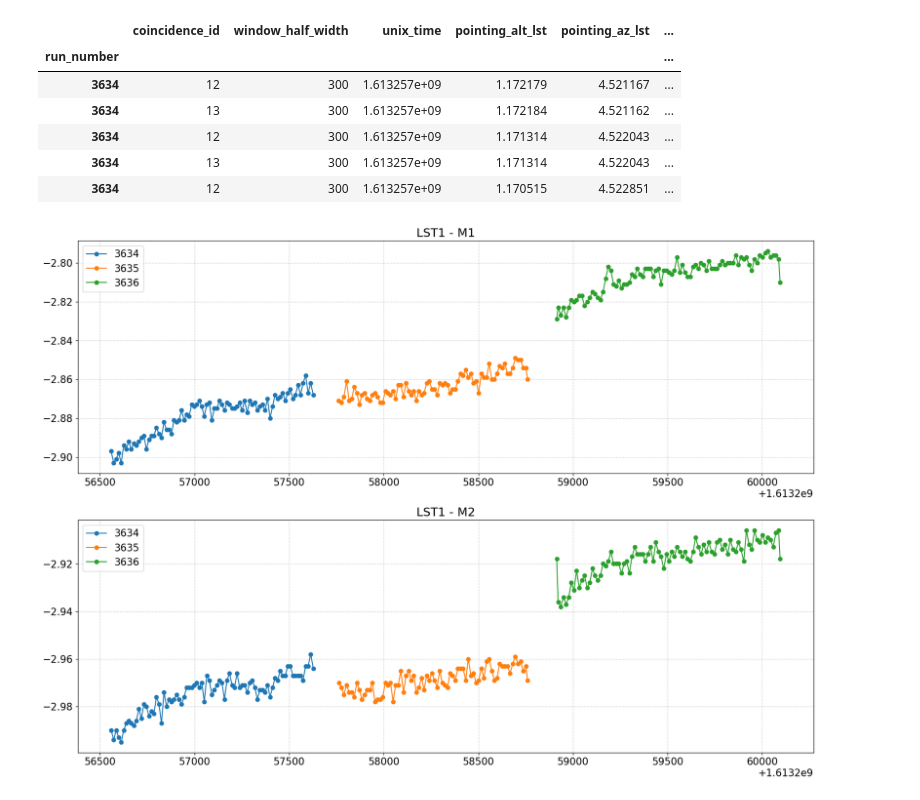
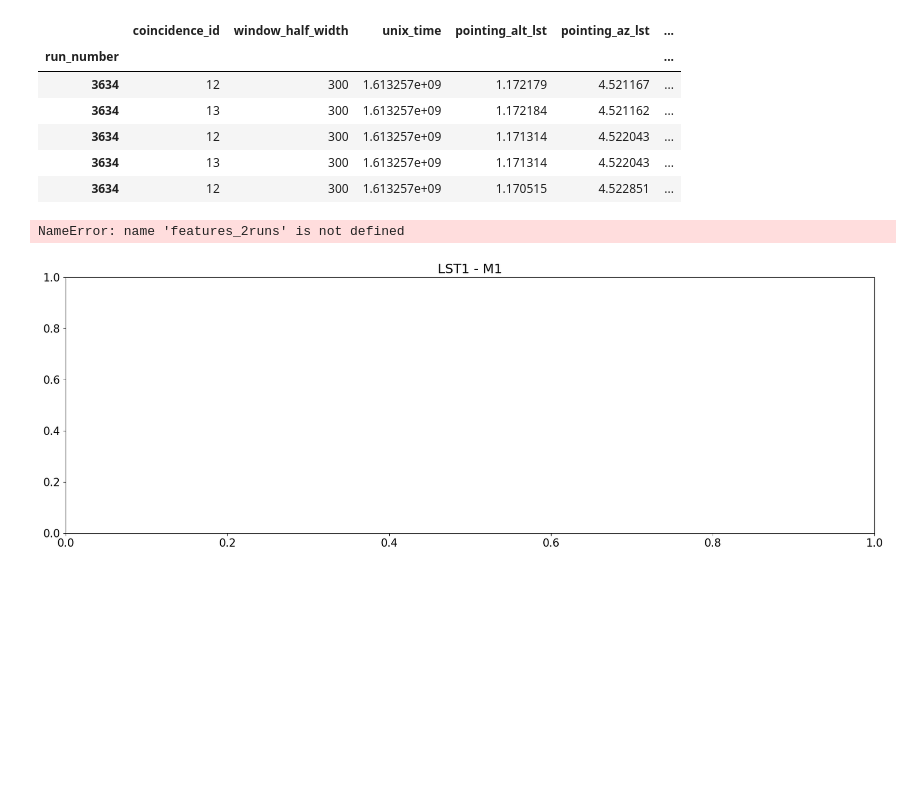
Before and after one commit to cta-observatory/magic-cta-pipe-analysis-school-2023, a Jupyter notebook: notebooks/coinc_stereo/lst1_magic_event_coincidence.ipynb, the cells around one changed output. Saved outputs shown, nothing was run; the diff lists cells and outputs as text; code cells hidden in the pictures; blank space fills up the shorter version.

```diff
--- a/notebooks/coinc_stereo/lst1_magic_event_coincidence.ipynb
+++ b/notebooks/coinc_stereo/lst1_magic_event_coincidence.ipynb
@@ -284,8 +308,8 @@ features
 | 1 | 13 | 300 | 1.613259e+09 | 0.990473 | 4.663251 | 0.990434 | ... |
 # %%
 plt.figure(figsize=(12, 7))
-plt.xlabel('Time offset [us]')#,fontsize=24,fontweight='bold'),
-plt.ylabel('Number of coincident events')#,fontsize=24,fontweight='bold'),
+plt.xlabel('Time offset [us]')
+plt.ylabel('Number of coincident events')
 plot_xlim=[-5e6,-1e6]
 sec2us = 1e6
 ns2us = 1e3
@@ -310,16 +334,12 @@ for color,tel_combo in zip(['red','blue'],tel_combos):
         np.repeat(offset_usec_avg, 2), (0, plt.ylim()[1]+10), linestyle='--', alpha=0.8, color=color
     )
     a=plt.ylim()[1]
-    plt.axvspan(offset_usec_avg-window_half_width,offset_usec_avg+window_half_width,alpha=0.1, color=color)
-    #plt.arrow(offset_usec_avg+window_half_width,a+10,1,0,head_width=30, head_length=20000, linewidth=4, color=color,length_includes_head=True)
-    #plt.arrow(offset_usec_avg+window_half_width,a+10,-window_half_width,0,head_width=30, head_length=20000, linewidth=4, color=color,length_includes_head=True,label='coincidence window')
-
+    plt.axvspan(offset_usec_avg-2*window_half_width,offset_usec_avg+2*window_half_width,alpha=0.1, color=color)
 text=f'Offset region = 2*coincidece window'
 plt.text(plot_xlim[0]-plot_xlim[0]/500,plt.ylim()[1]-300,s=text,fontsize=15)
 plt.grid()
 plt.xlim(plot_xlim[0],plot_xlim[1])
-#plt.xticks(fontsize=24,fontweight='bold')
-#plt.yticks(fontsize=24,fontweight='bold')
+
 plt.legend()
 # %% [output]
 <matplotlib.legend.Legend at 0x...>
@@ -468,5 +488,5 @@ multiple_run_dir='/fefs/aswg/workspace/giorgio.pirola/Software_School_2023/data/
 # %%
-data_list_2runs=[]
+data_list_multiple_runs=[]
 for run_number in run_list:
     print(f"Loading the input files for run {run_number}...")
     input_files=glob.glob(f'{multiple_run_dir}/*{run_number}*.h5')
@@ -481,15 +501,15 @@ for run_number in run_list:
         # Load the coincidence features
         df = pd.read_hdf(input_file, key="coincidence/feature")
         df['run_number']=run_number
-        data_list_2runs.append(df)
+        data_list_multiple_runs.append(df)
 
     print(f"{n_files}/{n_files}")
 
 # Combine the data frames
-features_2runs = pd.concat(data_list_2runs)
-features_2runs=features_2runs.set_index('run_number')
+features_multiple_runs = pd.concat(data_list_multiple_runs)
+features_multiple_runs=features_multiple_runs.set_index('run_number')
 # Show the data frame
-features_2runs.head()
+features_multiple_runs.head()
 # %% [output]
 Loading the input files for run 3634...
 0/81
@@ -518,31 +538,34 @@ Loading the input files for run 3635...
 # %%
 plt.figure(figsize=(20, 14))
 plt.xlabel("Unix time [sec]")
 plt.ylabel("Average offset [us]")
 grid = (2, 1)
 
 for i_grid,tel_combo in enumerate(tel_combos):
     ax = plt.gca()
     combo_name=tel_combos[tel_combo]
     plt.subplot2grid(grid, (i_grid,0))
 
 
     plt.title(f'{combo_name}')
     for run_number in run_list:
         color = next(ax._get_lines.prop_cycler)['color']
-        features_run=features_2runs.iloc[features_2runs.index.get_level_values('run_number') == run_number]
+        features_run=features_multiple_runs.iloc[features_2runs.index.get_level_values('run_number') == run_number]
         df_features = features_run.query(f"coincidence_id == {tel_combo}")
 
         plt.plot(
             df_features["unix_time"],
             df_features["average_offset"],
             marker="o",
             label=run_number,
         )
+    plt.ylabel("Average offset [us]")
+    plt.xlabel("Unix time [sec]")
     plt.grid()
     plt.legend()
 # %% [output]
+NameError: name 'features_2runs' is not defined
-[figure, old version]
+[figure, new version]
 # %%
 plt.figure(figsize=(20, 14))
 
```
Also changed, not shown: parts of 22 cells of this notebook, 1 other file.
